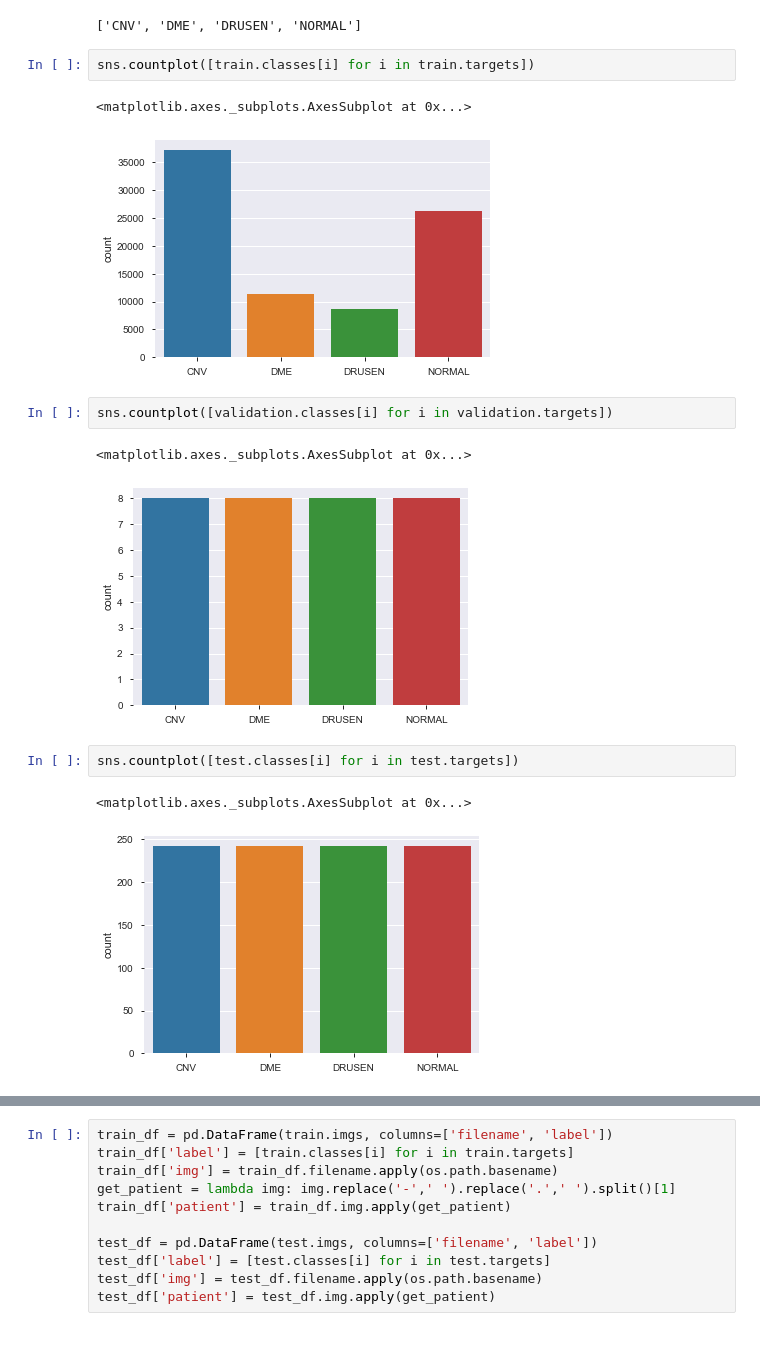
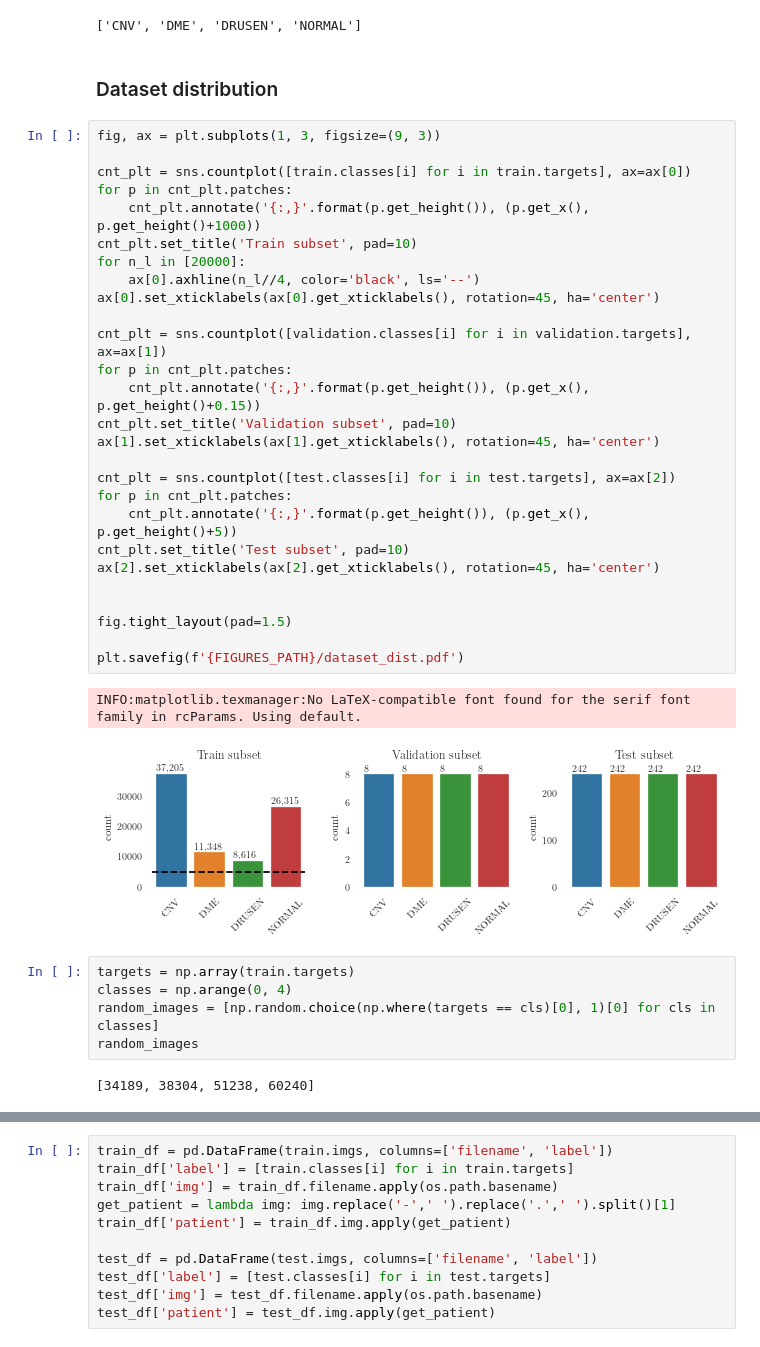
Before and after one commit to Valentyn1997/oct-diagn-semi-supervised, a Jupyter notebook: notebooks/00_dataset_statistics.ipynb, the cells around one changed output, grey strips where cells are left out. Cells and saved outputs as stored; diff of their text form.

```diff
--- a/notebooks/00_dataset_statistics.ipynb
+++ b/notebooks/00_dataset_statistics.ipynb
@@ -40,18 +46,42 @@ Dataset ImageFolder
 train.classes
 # %% [output]
 ['CNV', 'DME', 'DRUSEN', 'NORMAL']
-# %%
-sns.countplot([train.classes[i] for i in train.targets])
-# %% [output]
-<matplotlib.axes._subplots.AxesSubplot at 0x...>
-[figure, removed]
-# %%
-sns.countplot([validation.classes[i] for i in validation.targets])
-# %% [output]
-<matplotlib.axes._subplots.AxesSubplot at 0x...>
-[figure, removed]
-# %%
-sns.countplot([test.classes[i] for i in test.targets])
-# %% [output]
-<matplotlib.axes._subplots.AxesSubplot at 0x...>
-[figure, removed]
+# %% [markdown]
+### Dataset distribution
+# %%
+fig, ax = plt.subplots(1, 3, figsize=(9, 3))
+
+cnt_plt = sns.countplot([train.classes[i] for i in train.targets], ax=ax[0])
+for p in cnt_plt.patches:
+    cnt_plt.annotate('{:,}'.format(p.get_height()), (p.get_x(), p.get_height()+1000))
+cnt_plt.set_title('Train subset', pad=10)
+for n_l in [20000]:
+    ax[0].axhline(n_l//4, color='black', ls='--')
+ax[0].set_xticklabels(ax[0].get_xticklabels(), rotation=45, ha='center')
+
+cnt_plt = sns.countplot([validation.classes[i] for i in validation.targets], ax=ax[1])
+for p in cnt_plt.patches:
+    cnt_plt.annotate('{:,}'.format(p.get_height()), (p.get_x(), p.get_height()+0.15))
+cnt_plt.set_title('Validation subset', pad=10)
+ax[1].set_xticklabels(ax[1].get_xticklabels(), rotation=45, ha='center')
+
+cnt_plt = sns.countplot([test.classes[i] for i in test.targets], ax=ax[2])
+for p in cnt_plt.patches:
+    cnt_plt.annotate('{:,}'.format(p.get_height()), (p.get_x(), p.get_height()+5))
+cnt_plt.set_title('Test subset', pad=10)
+ax[2].set_xticklabels(ax[2].get_xticklabels(), rotation=45, ha='center')
+
+
+fig.tight_layout(pad=1.5)
+
+plt.savefig(f'{FIGURES_PATH}/dataset_dist.pdf')
+# %% [output]
+INFO:matplotlib.texmanager:No LaTeX-compatible font found for the serif font family in rcParams. Using default.
+[figure, added]
+# %%
+targets = np.array(train.targets)
+classes = np.arange(0, 4)
+random_images = [np.random.choice(np.where(targets == cls)[0], 1)[0] for cls in classes]
+random_images
+# %% [output]
+[34189, 38304, 51238, 60240]
```
Also changed, not shown: parts of 16 cells of this notebook, 11 other files.
